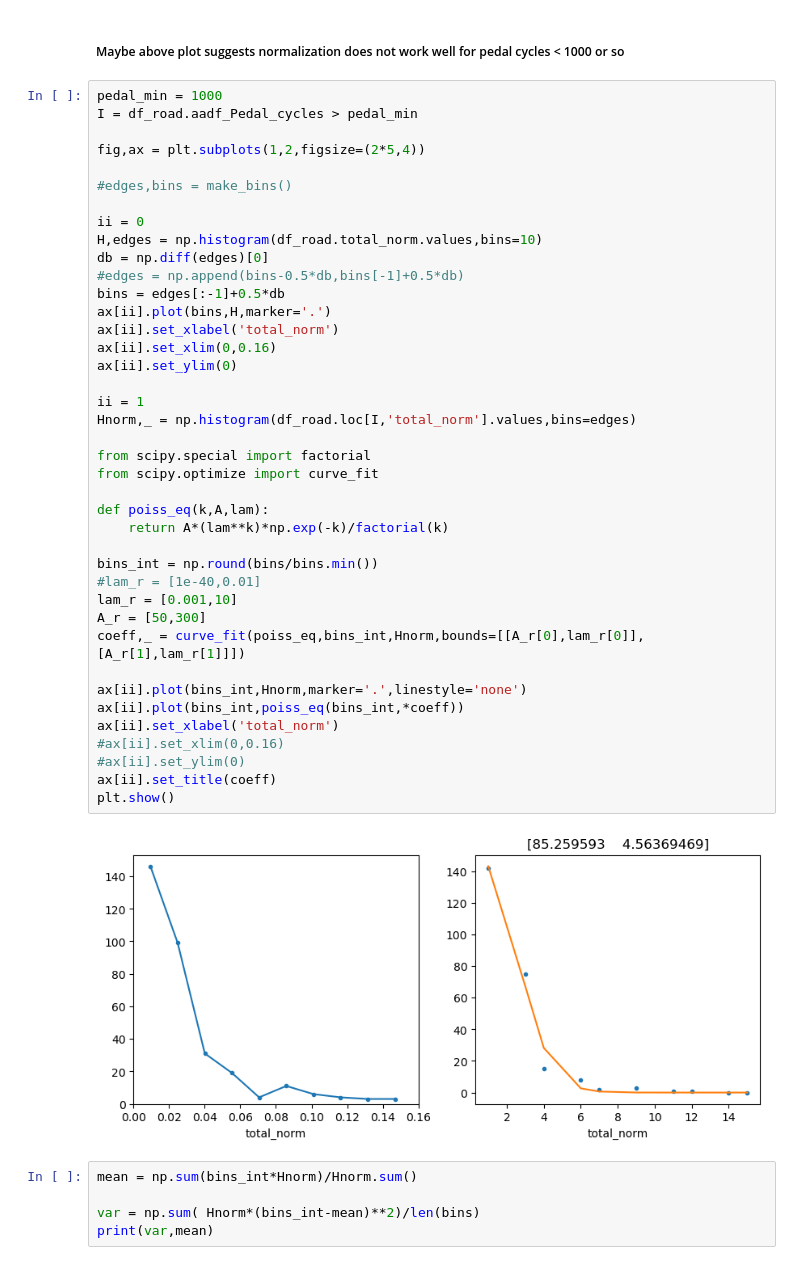
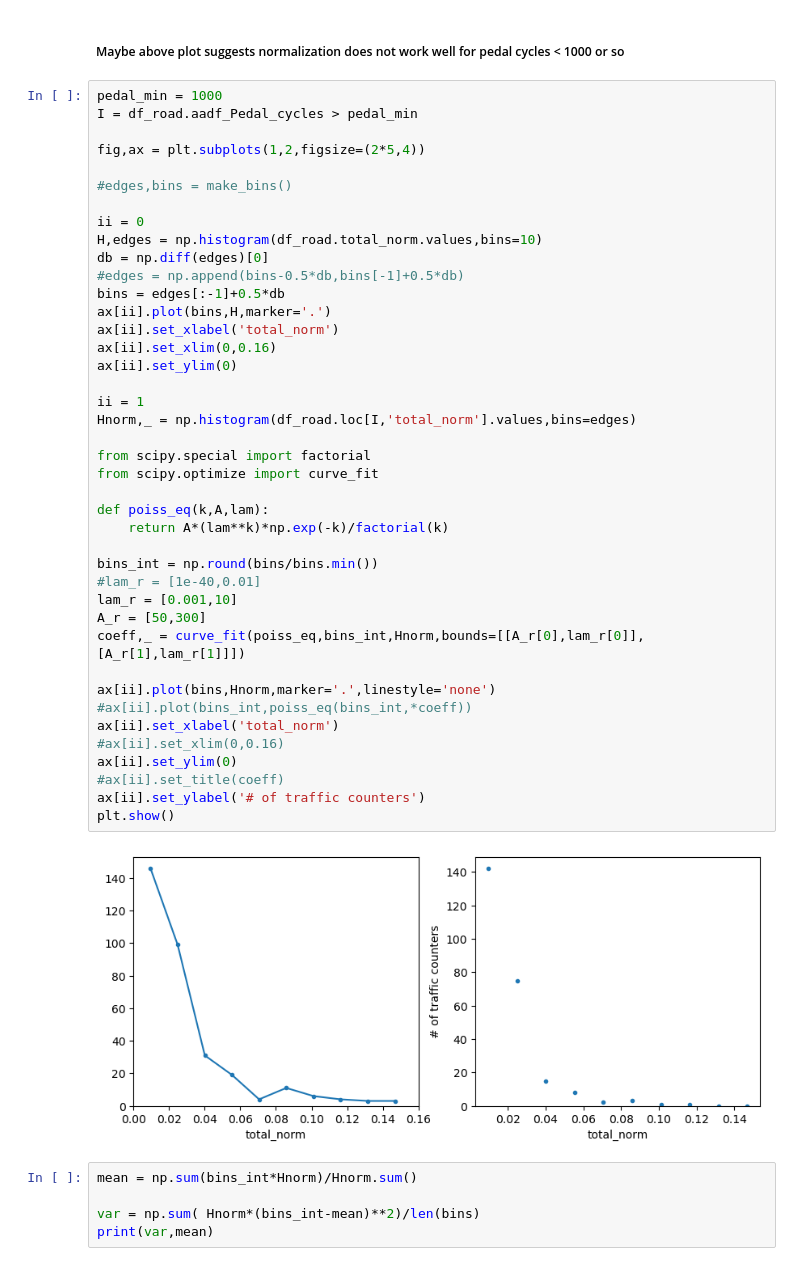
Before and after one commit to dtuthill/erdos_project, a Jupyter notebook: Greg_Analysis/UK_WithTraffic.ipynb, the cells around one changed output. Cells and saved outputs as stored; diff of their text form.

```diff
--- a/Greg_Analysis/UK_WithTraffic.ipynb
+++ b/Greg_Analysis/UK_WithTraffic.ipynb
@@ -416,38 +416,39 @@ fig,ax = plt.subplots(1,2,figsize=(2*5,4))
 
 ii = 0
 H,edges = np.histogram(df_road.total_norm.values,bins=10)
 db = np.diff(edges)[0]
 #edges = np.append(bins-0.5*db,bins[-1]+0.5*db)
 bins = edges[:-1]+0.5*db
 ax[ii].plot(bins,H,marker='.')
 ax[ii].set_xlabel('total_norm')
 ax[ii].set_xlim(0,0.16)
 ax[ii].set_ylim(0)
 
 ii = 1
 Hnorm,_ = np.histogram(df_road.loc[I,'total_norm'].values,bins=edges)
 
 from scipy.special import factorial
 from scipy.optimize import curve_fit
 
 def poiss_eq(k,A,lam):
     return A*(lam**k)*np.exp(-k)/factorial(k)
 
 bins_int = np.round(bins/bins.min())
 #lam_r = [1e-40,0.01]
 lam_r = [0.001,10]
 A_r = [50,300]
 coeff,_ = curve_fit(poiss_eq,bins_int,Hnorm,bounds=[[A_r[0],lam_r[0]],[A_r[1],lam_r[1]]])
 
-ax[ii].plot(bins_int,Hnorm,marker='.',linestyle='none')
-ax[ii].plot(bins_int,poiss_eq(bins_int,*coeff))
+ax[ii].plot(bins,Hnorm,marker='.',linestyle='none')
+#ax[ii].plot(bins_int,poiss_eq(bins_int,*coeff))
 ax[ii].set_xlabel('total_norm')
 #ax[ii].set_xlim(0,0.16)
-#ax[ii].set_ylim(0)
-ax[ii].set_title(coeff)
+ax[ii].set_ylim(0)
+#ax[ii].set_title(coeff)
+ax[ii].set_ylabel('# of traffic counters')
 plt.show()
 # %% [output]
-[figure, old version]
+[figure, new version]
 # %%
 mean = np.sum(bins_int*Hnorm)/Hnorm.sum()
 
```
Also changed, not shown: 32 other files.
